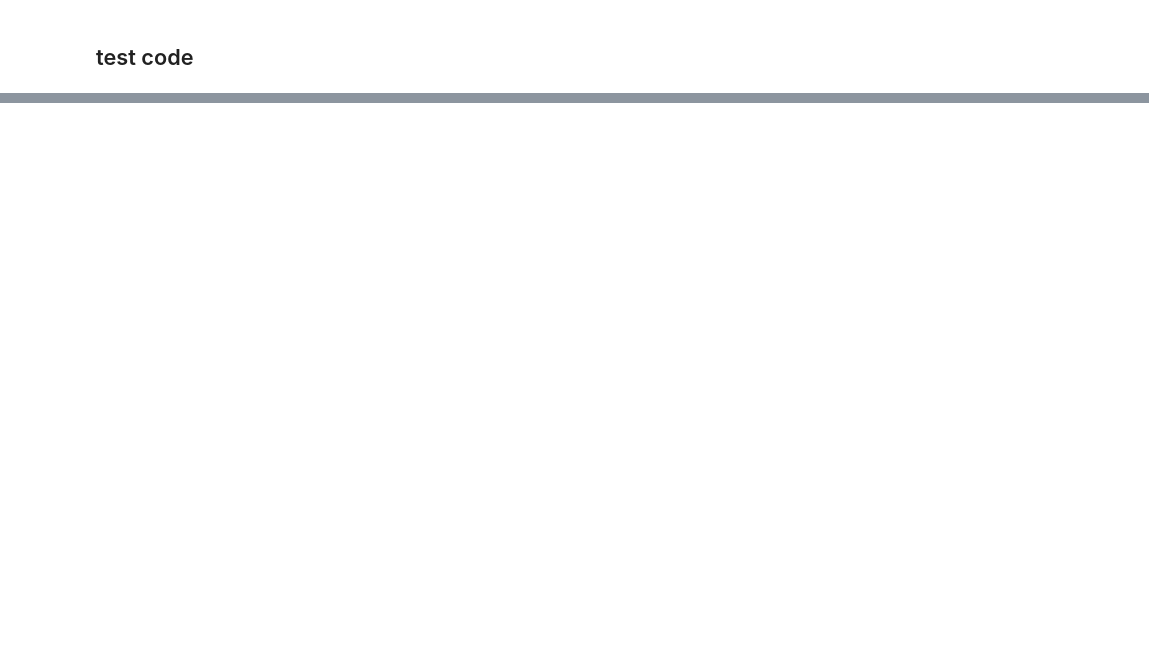
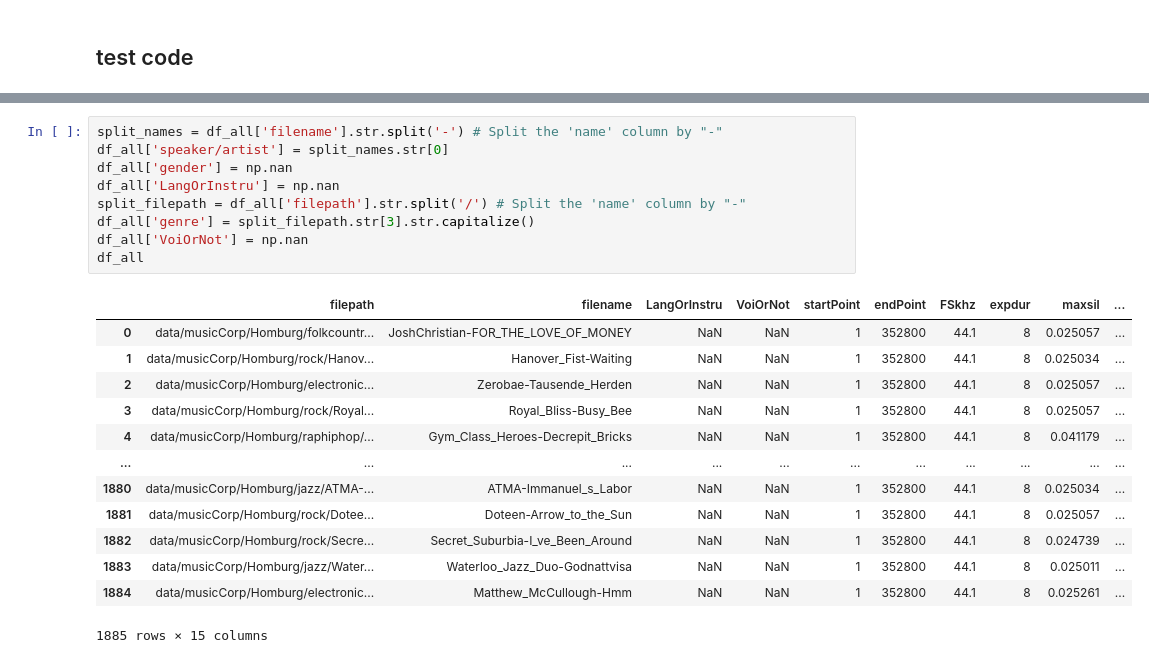
Before and after one commit to curlsloth/MusicSpeech-STM, a Jupyter notebook: STM03_build_meta_data.ipynb, the cells around one changed output, grey strips where cells are left out. Saved outputs shown, nothing was run; the diff lists cells and outputs as text; blank space fills up the shorter version.

```diff
--- a/STM03_build_meta_data.ipynb
+++ b/STM03_build_meta_data.ipynb
@@ -583,0 +513,23 @@ df_all
+# %%
+split_names = df_all['filename'].str.split('-') # Split the 'name' column by "-"
+df_all['speaker/artist'] = split_names.str[0]
+df_all['gender'] = np.nan
+df_all['LangOrInstru'] = np.nan
+split_filepath = df_all['filepath'].str.split('/') # Split the 'name' column by "-"
+df_all['genre'] = split_filepath.str[3].str.capitalize()
+df_all['VoiOrNot'] = np.nan
+df_all
+# %% [output]
+|  | filepath | filename | LangOrInstru | VoiOrNot | startPoint | endPoint | FSkhz | expdur | maxsil | ... |
+| 0 | data/musicCorp/Homburg/folkcountr... | JoshChristian-FOR_THE_LOVE_OF_MONEY | NaN | NaN | 1 | 352800 | 44.1 | 8 | 0.025057 | ... |
+| 1 | data/musicCorp/Homburg/rock/Hanov... | Hanover_Fist-Waiting | NaN | NaN | 1 | 352800 | 44.1 | 8 | 0.025034 | ... |
+| 2 | data/musicCorp/Homburg/electronic... | Zerobae-Tausende_Herden | NaN | NaN | 1 | 352800 | 44.1 | 8 | 0.025057 | ... |
+| 3 | data/musicCorp/Homburg/rock/Royal... | Royal_Bliss-Busy_Bee | NaN | NaN | 1 | 352800 | 44.1 | 8 | 0.025057 | ... |
+| 4 | data/musicCorp/Homburg/raphiphop/... | Gym_Class_Heroes-Decrepit_Bricks | NaN | NaN | 1 | 352800 | 44.1 | 8 | 0.041179 | ... |
+| ... | ... | ... | ... | ... | ... | ... | ... | ... | ... | ... |
+| 1880 | data/musicCorp/Homburg/jazz/ATMA-... | ATMA-Immanuel_s_Labor | NaN | NaN | 1 | 352800 | 44.1 | 8 | 0.025034 | ... |
+| 1881 | data/musicCorp/Homburg/rock/Dotee... | Doteen-Arrow_to_the_Sun | NaN | NaN | 1 | 352800 | 44.1 | 8 | 0.025057 | ... |
+| 1882 | data/musicCorp/Homburg/rock/Secre... | Secret_Suburbia-I_ve_Been_Around | NaN | NaN | 1 | 352800 | 44.1 | 8 | 0.024739 | ... |
+| 1883 | data/musicCorp/Homburg/jazz/Water... | Waterloo_Jazz_Duo-Godnattvisa | NaN | NaN | 1 | 352800 | 44.1 | 8 | 0.025011 | ... |
+| 1884 | data/musicCorp/Homburg/electronic... | Matthew_McCullough-Hmm | NaN | NaN | 1 | 352800 | 44.1 | 8 | 0.025261 | ... |
+1885 rows × 15 columns
```
Also changed, not shown: parts of 21 cells of this notebook.
